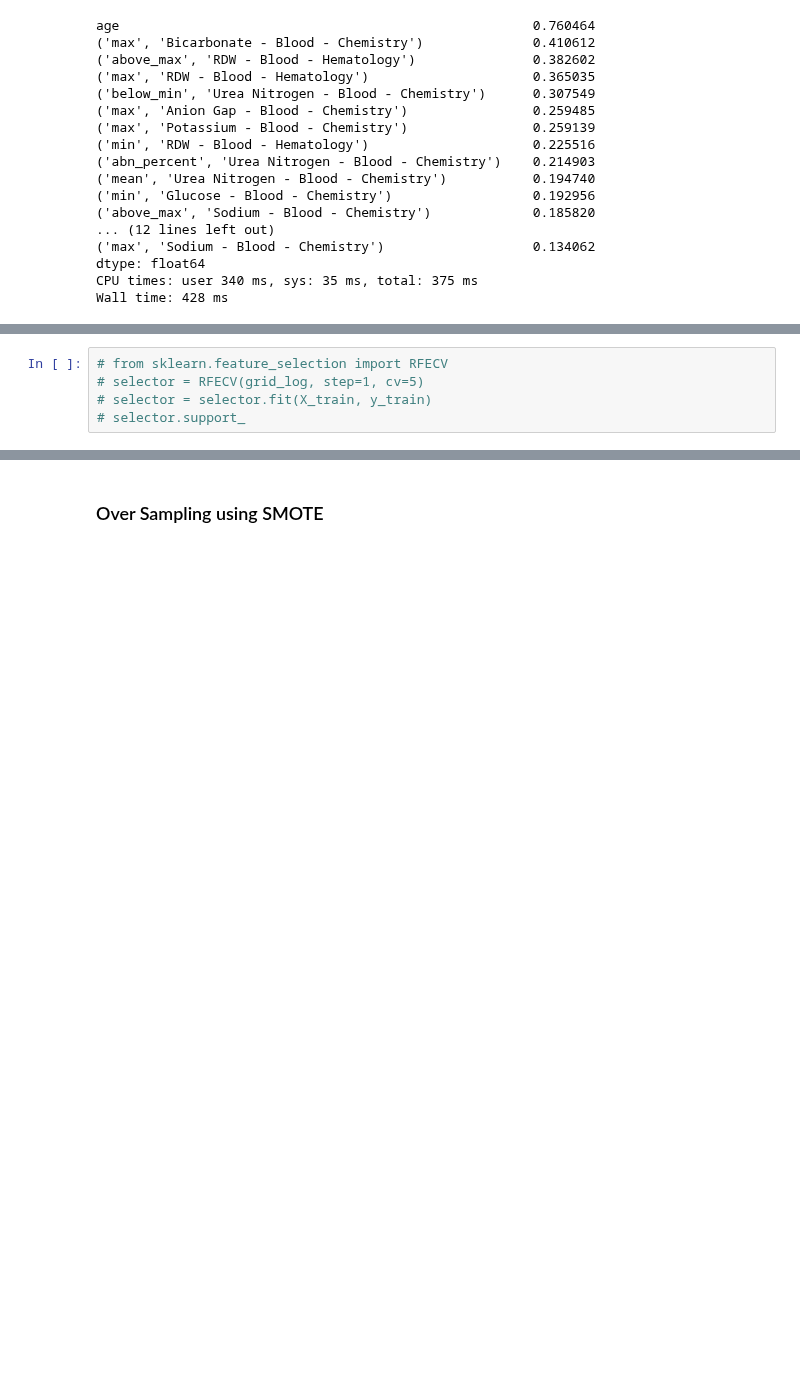
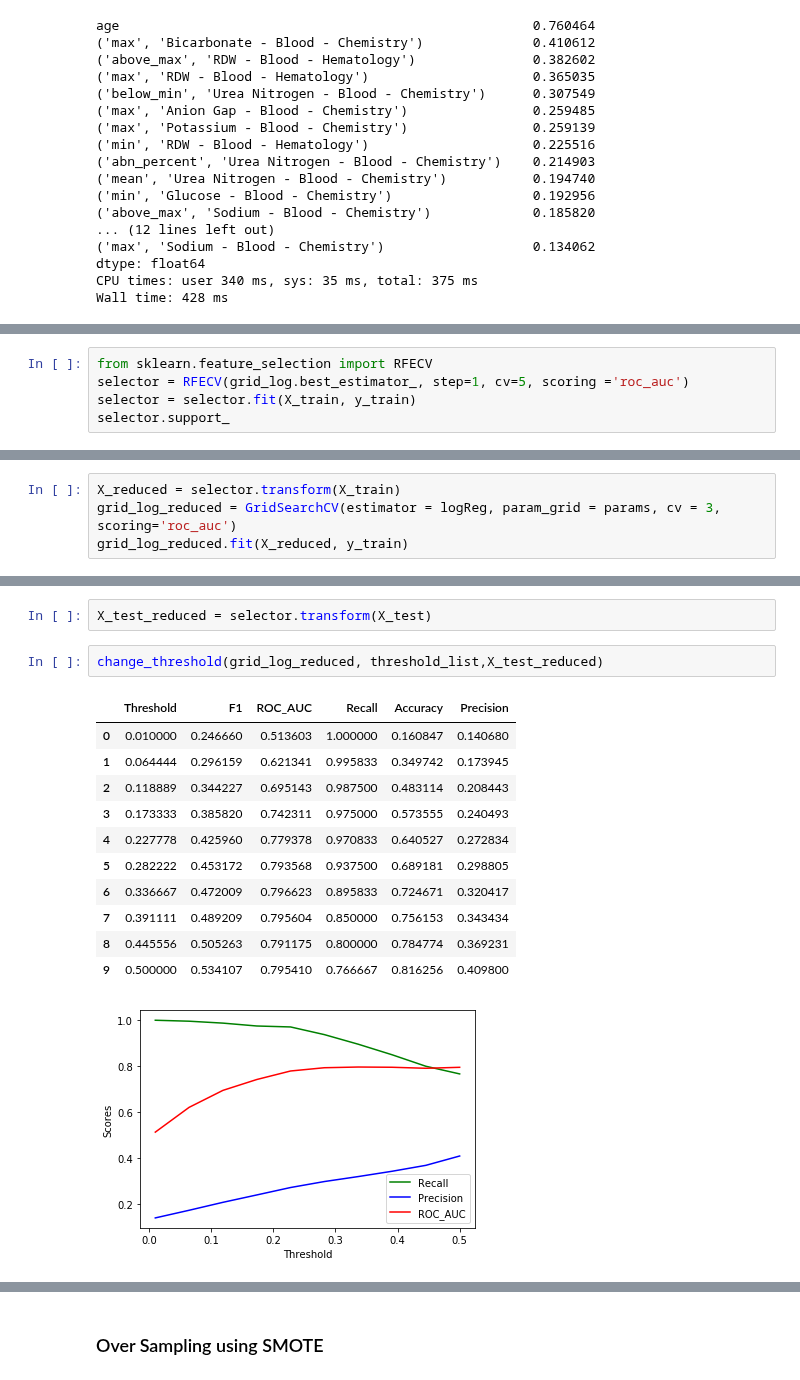
Before and after one commit to brandoncryu/disease_prediction, a Jupyter notebook: CHF_Modeling_full_KNN.ipynb, the cells around one changed output, grey strips where cells are left out. Cells and saved outputs as stored; diff of their text form; blank space fills up the shorter version.

```diff
--- a/CHF_Modeling_full_KNN.ipynb
+++ b/CHF_Modeling_full_KNN.ipynb
@@ -191,5 +255,5 @@ plot_val_curve(estimator, feature, feature_range, X, y)
 # %%
-# from sklearn.feature_selection import RFECV
-# selector = RFECV(grid_log, step=1, cv=5)
-# selector = selector.fit(X_train, y_train)
-# selector.support_
+from sklearn.feature_selection import RFECV
+selector = RFECV(grid_log.best_estimator_, step=1, cv=5, scoring ='roc_auc')
+selector = selector.fit(X_train, y_train)
+selector.support_
@@ -195,0 +296,4 @@ plot_val_curve(estimator, feature, feature_range, X, y)
+# %%
+X_reduced = selector.transform(X_train)
+grid_log_reduced = GridSearchCV(estimator = logReg, param_grid = params, cv = 3, scoring='roc_auc')
+grid_log_reduced.fit(X_reduced, y_train)
@@ -195,0 +324,17 @@ plot_val_curve(estimator, feature, feature_range, X, y)
+# %%
+X_test_reduced = selector.transform(X_test)
+# %%
+change_threshold(grid_log_reduced, threshold_list,X_test_reduced)
+# %% [output]
+|  | Threshold | F1 | ROC_AUC | Recall | Accuracy | Precision |
+| 0 | 0.010000 | 0.246660 | 0.513603 | 1.000000 | 0.160847 | 0.140680 |
+| 1 | 0.064444 | 0.296159 | 0.621341 | 0.995833 | 0.349742 | 0.173945 |
+| 2 | 0.118889 | 0.344227 | 0.695143 | 0.987500 | 0.483114 | 0.208443 |
+| 3 | 0.173333 | 0.385820 | 0.742311 | 0.975000 | 0.573555 | 0.240493 |
+| 4 | 0.227778 | 0.425960 | 0.779378 | 0.970833 | 0.640527 | 0.272834 |
+| 5 | 0.282222 | 0.453172 | 0.793568 | 0.937500 | 0.689181 | 0.298805 |
+| 6 | 0.336667 | 0.472009 | 0.796623 | 0.895833 | 0.724671 | 0.320417 |
+| 7 | 0.391111 | 0.489209 | 0.795604 | 0.850000 | 0.756153 | 0.343434 |
+| 8 | 0.445556 | 0.505263 | 0.791175 | 0.800000 | 0.784774 | 0.369231 |
+| 9 | 0.500000 | 0.534107 | 0.795410 | 0.766667 | 0.816256 | 0.409800 |
+[figure, added]
```
Also changed, not shown: parts of 32 cells of this notebook.
